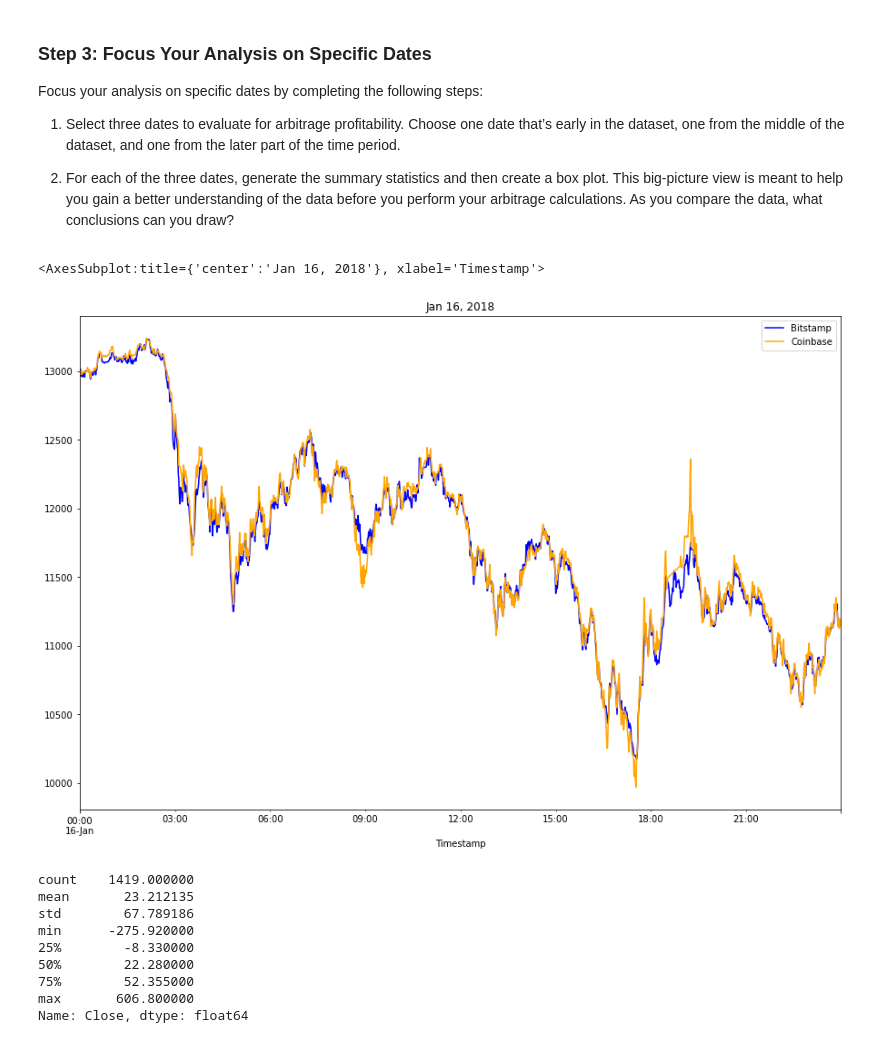
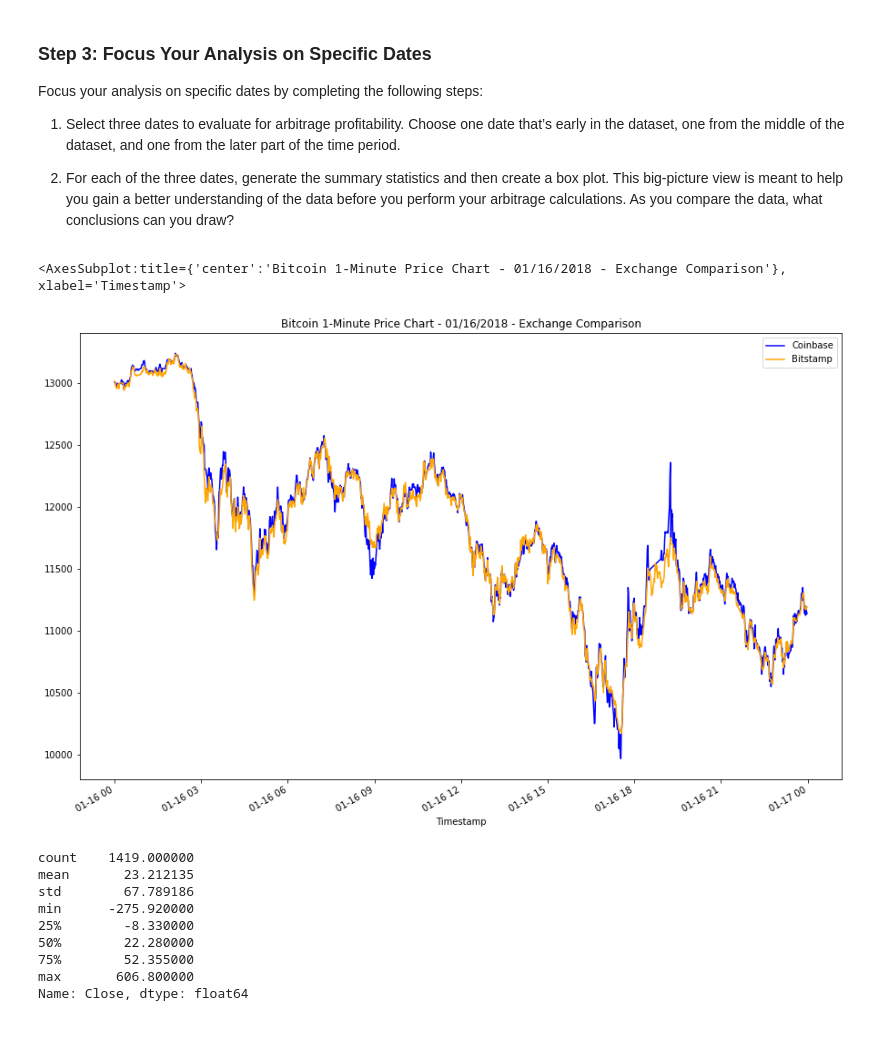
Before and after one commit to Exastorm/Crypto_Arbitrage, a Jupyter notebook: crypto_arbitrage.ipynb, the cells around one changed output. Cells and saved outputs as stored; diff of their text form; code cells hidden in the pictures.

```diff
--- a/crypto_arbitrage.ipynb
+++ b/crypto_arbitrage.ipynb
@@ -386,10 +387,11 @@ Focus your analysis on specific dates by completing the following steps:
 # %%
 # Create an overlay plot that visualizes the two dataframes over a period of one day early in the dataset.
 # Be sure that the plots include the parameters `legend`, `figsize`, `title`, `color` and `label`
-# YOUR CODE HERE
+coinbase.loc["2018-01-16","Close"].plot(legend=True, figsize=(15, 10), color="blue", label="Coinbase", title="Bitcoin 1-Minute Price Chart - 01/16/2018 - Exchange Comparison")
+bitstamp.loc["2018-01-16","Close"].plot(legend=True, figsize=(15, 10), color="orange" , label="Bitstamp")
 # %% [output]
-<AxesSubplot:title={'center':'Jan 16, 2018'}, xlabel='Timestamp'>
+<AxesSubplot:title={'center':'Bitcoin 1-Minute Price Chart - 01/16/2018 - Exchange Comparison'}, xlabel='Timestamp'>
-[figure, old version]
+[figure, new version]
 # %%
 # Using the early date that you have selected, calculate the arbitrage spread
 # by subtracting the bitstamp lower closing prices from the coinbase higher closing prices
```
Also changed, not shown: parts of 11 cells of this notebook.
